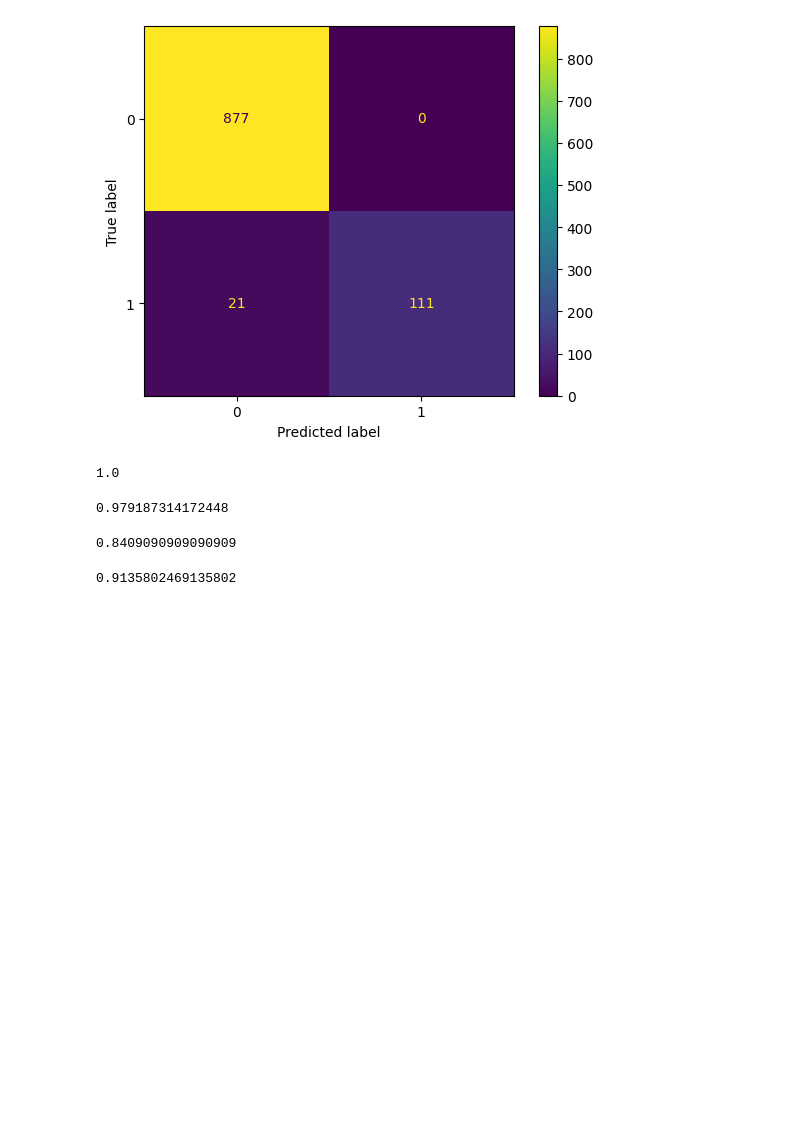
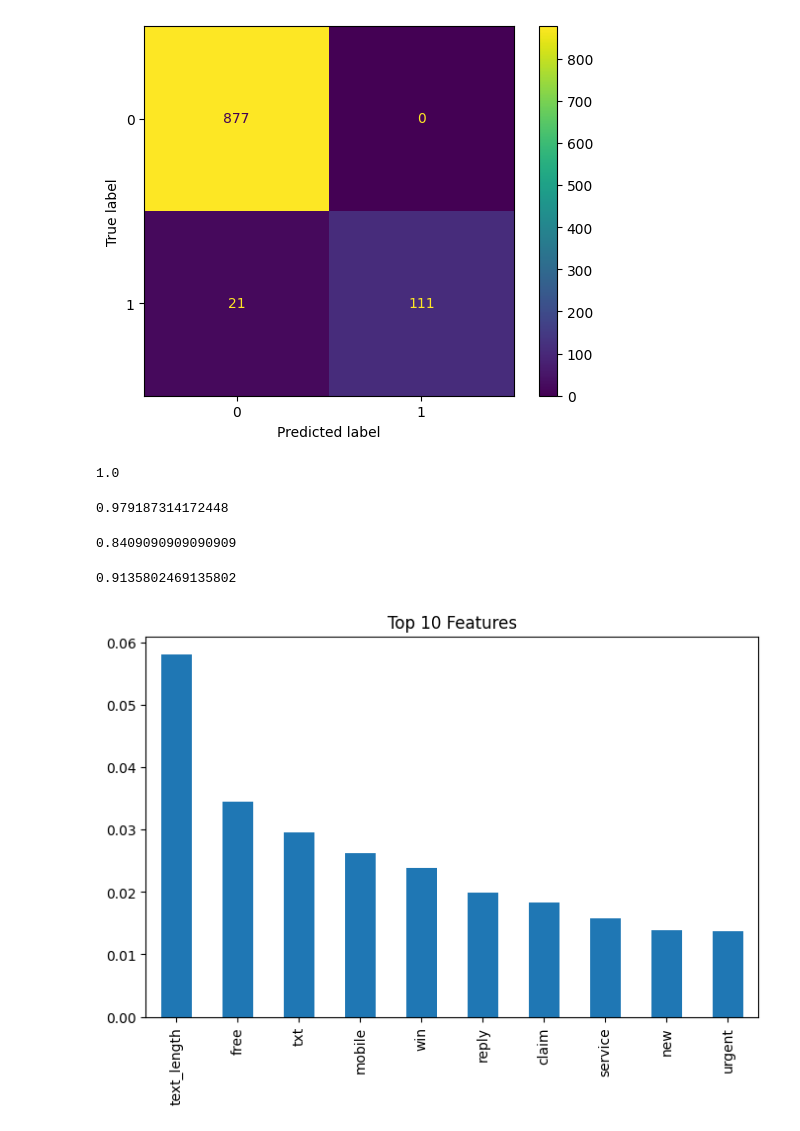
Before and after one commit to shaq31415926/intro-to-ml, a Jupyter notebook: 07Lecture/notebooks/01-sh-spam-detection-model.ipynb, the cells around one changed output. Drawn from its saved outputs; the diff is of its cells as text; code cells hidden in the pictures; blank space fills up the shorter version.

```diff
--- a/07Lecture/notebooks/01-sh-spam-detection-model.ipynb
+++ b/07Lecture/notebooks/01-sh-spam-detection-model.ipynb
@@ -221,3 +221,7 @@ recall_score(y_test, y_pred_rf)
 f1_score(y_test, y_pred_rf)
 # %% [output]
 0.9135802469135802
+# %%
+feature_importance_plot(clf_rf, X_train, n = 10)
+# %% [output]
+[figure, added]
```
Also changed, not shown: parts of 7 cells of this notebook.
